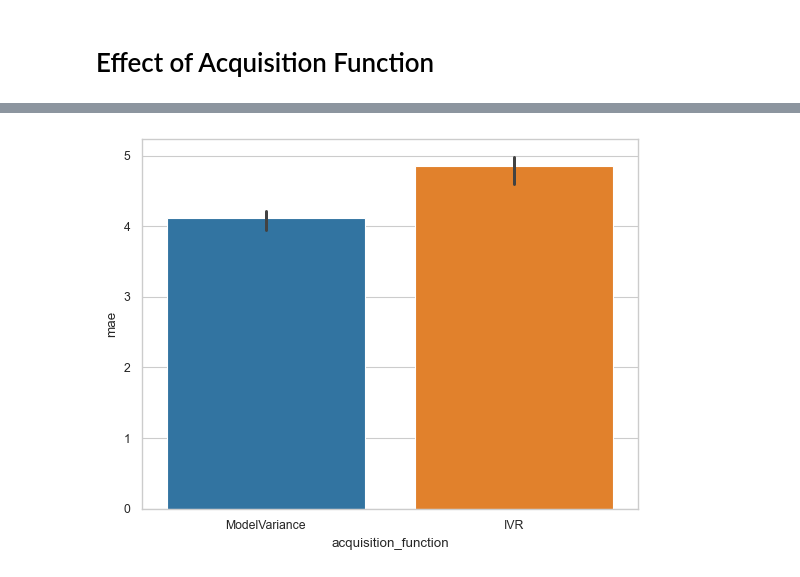
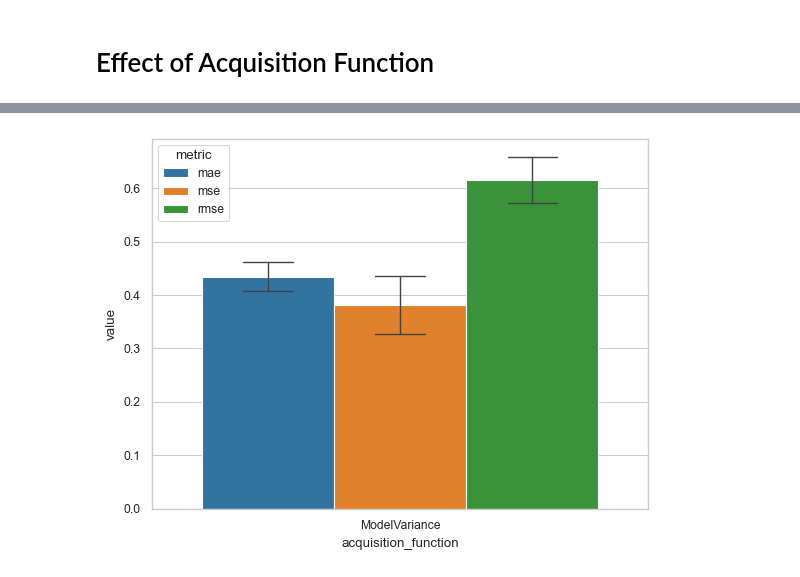
Before and after one commit to baon6052/gp_air_pollution, a Jupyter notebook: analysis/acquisition_func.ipynb, the cells around one changed output, grey strips where cells are left out. Cells and saved outputs as stored; diff of their text form; code cells hidden in the pictures.

```diff
--- a/analysis/acquisition_func.ipynb
+++ b/analysis/acquisition_func.ipynb
@@ -9,4 +9,5 @@ import matplotlib.pyplot as plt
 sns.set_style('whitegrid')
 sns.set_context('paper')
 # %%
-df = pd.read_csv("../acquisition_function.csv")
+df = pd.read_csv("../exp_data/acquisition_functions.csv", index_col=0)
+df.head()
@@ -13,6 +21,10 @@ df = pd.read_csv("../acquisition_function.csv")
+# %%
+df_melt = df.melt(id_vars=['acquisition_function'], value_vars=['mae', 'mse', 'rmse'],
+                  var_name='metric', value_name='value')
 # %%
-barplot = sns.barplot(data=df, x="acquisition_function", y="mae")
+barplot = sns.barplot(data=df_melt, x="acquisition_function", y="value", hue="metric",
+                      capsize=.1, errorbar='sd', errwidth=1)
 plt.savefig("../figs/acquisition_func.png", bbox_inches='tight')
 plt.savefig("../figs/acquisition_func.pdf", bbox_inches='tight')
 # %% [output]
-[figure, old version]
+[figure, new version]
```
Also changed, not shown: parts of 2 cells of this notebook, 27 other files.
